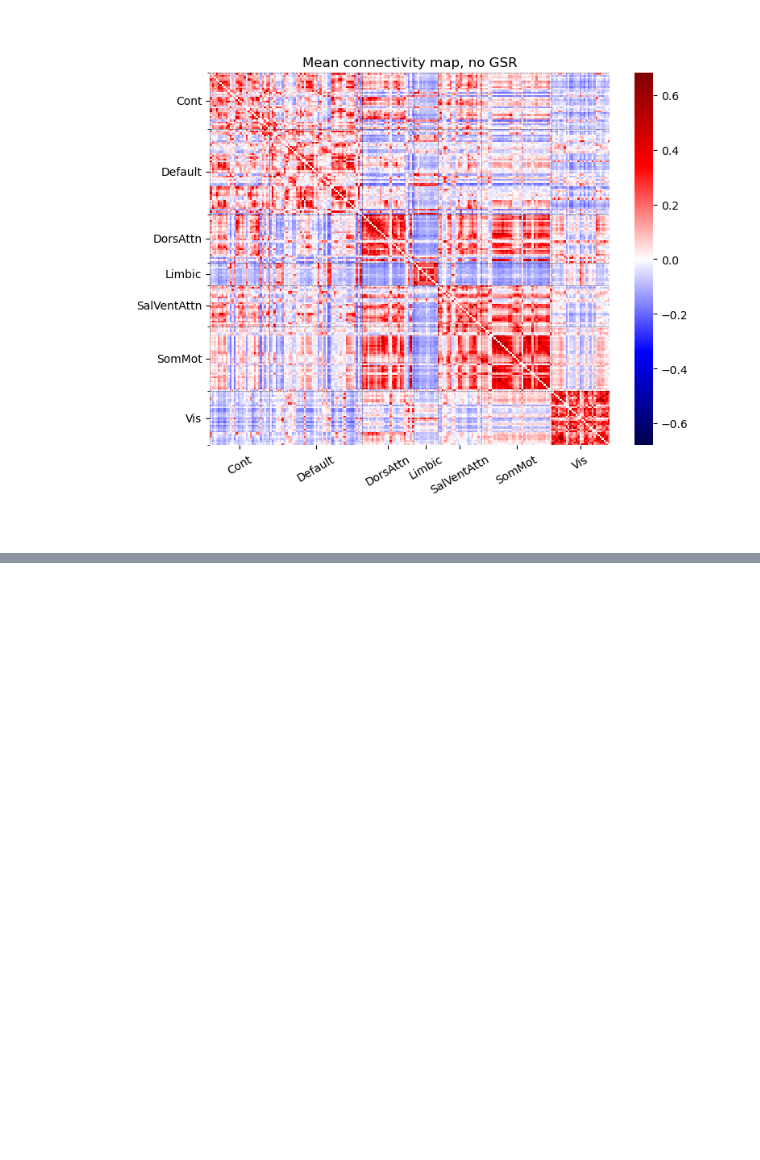
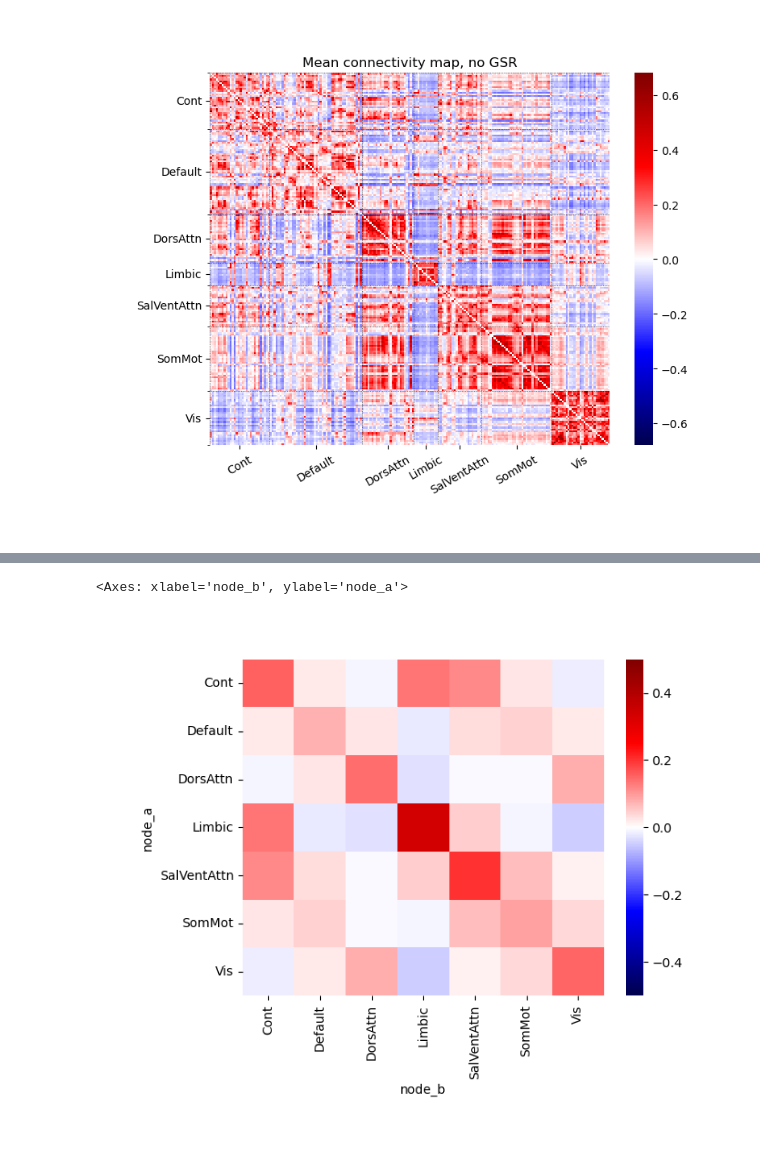
Before and after one commit to jonathan-legrand/memento-postproc, a Jupyter notebook: group_connectivity.ipynb, the cells around one changed output, grey strips where cells are left out. Cells and saved outputs as stored; diff of their text form; code cells hidden in the pictures; blank space fills up the shorter version.

```diff
--- a/group_connectivity.ipynb
+++ b/group_connectivity.ipynb
@@ -49,0 +94,2 @@ pd.concat(res[0])
+# %%
+mr = MatrixResult(matrices, atlas)
@@ -49,0 +108,6 @@ pd.concat(res[0])
+# %%
+import seaborn as sns
+sns.heatmap(mr.get_macro_matrix(), cmap="seismic", vmin=-0.5, vmax=0.5)
+# %% [output]
+<Axes: xlabel='node_b', ylabel='node_a'>
+[figure, added]
```
Also changed, not shown: parts of 5 cells of this notebook.
